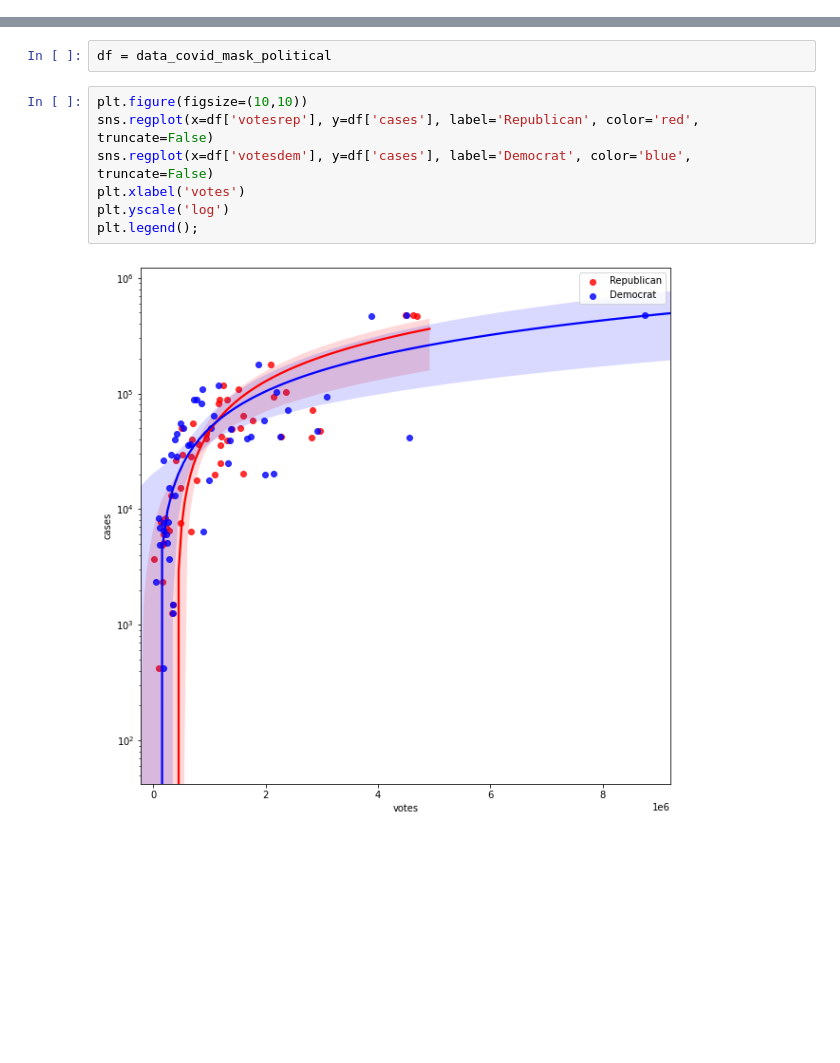
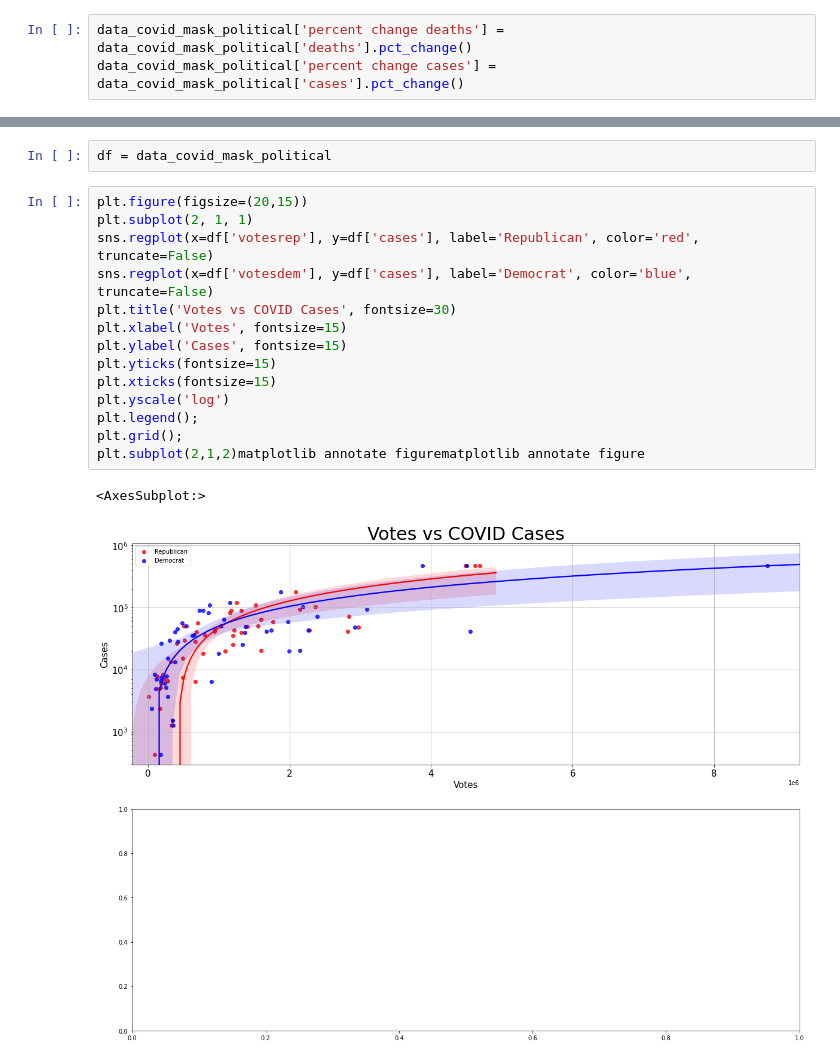
Before and after one commit to vmohan96/Decoding-COVID-19, a Jupyter notebook: vivian_fork/EDA_and_graphs.ipynb, the cells around one changed output, grey strips where cells are left out. Saved outputs shown, nothing was run; the diff lists cells and outputs as text; blank space fills up the shorter version.

```diff
--- a/vivian_fork/EDA_and_graphs.ipynb
+++ b/vivian_fork/EDA_and_graphs.ipynb
@@ -96,3 +99,6 @@ data_covid_mask_political = pd.merge(data_mask_political, covid_july_sept, on='s
+# %%
+data_covid_mask_political['percent change deaths'] = data_covid_mask_political['deaths'].pct_change()
+data_covid_mask_political['percent change cases'] = data_covid_mask_political['cases'].pct_change()
 # %%
 data_covid_mask_political.head().T
 # %% [output]
@@ -205,11 +211,19 @@ fancy_heatmap(df=data_covid_mask_political.drop(['never','rarely', 'sometimes',
 # %%
 df = data_covid_mask_political
 # %%
-plt.figure(figsize=(10,10))
+plt.figure(figsize=(20,15))
+plt.subplot(2, 1, 1)
 sns.regplot(x=df['votesrep'], y=df['cases'], label='Republican', color='red', truncate=False)
 sns.regplot(x=df['votesdem'], y=df['cases'], label='Democrat', color='blue', truncate=False)
-plt.xlabel('votes')
+plt.title('Votes vs COVID Cases', fontsize=30)
+plt.xlabel('Votes', fontsize=15)
+plt.ylabel('Cases', fontsize=15)
+plt.yticks(fontsize=15)
+plt.xticks(fontsize=15)
 plt.yscale('log')
 plt.legend();
+plt.grid();
+plt.subplot(2,1,2)matplotlib annotate figurematplotlib annotate figure
 # %% [output]
+<AxesSubplot:>
-[figure, old version]
+[figure, new version]
```
Also changed, not shown: parts of 2 cells of this notebook.
